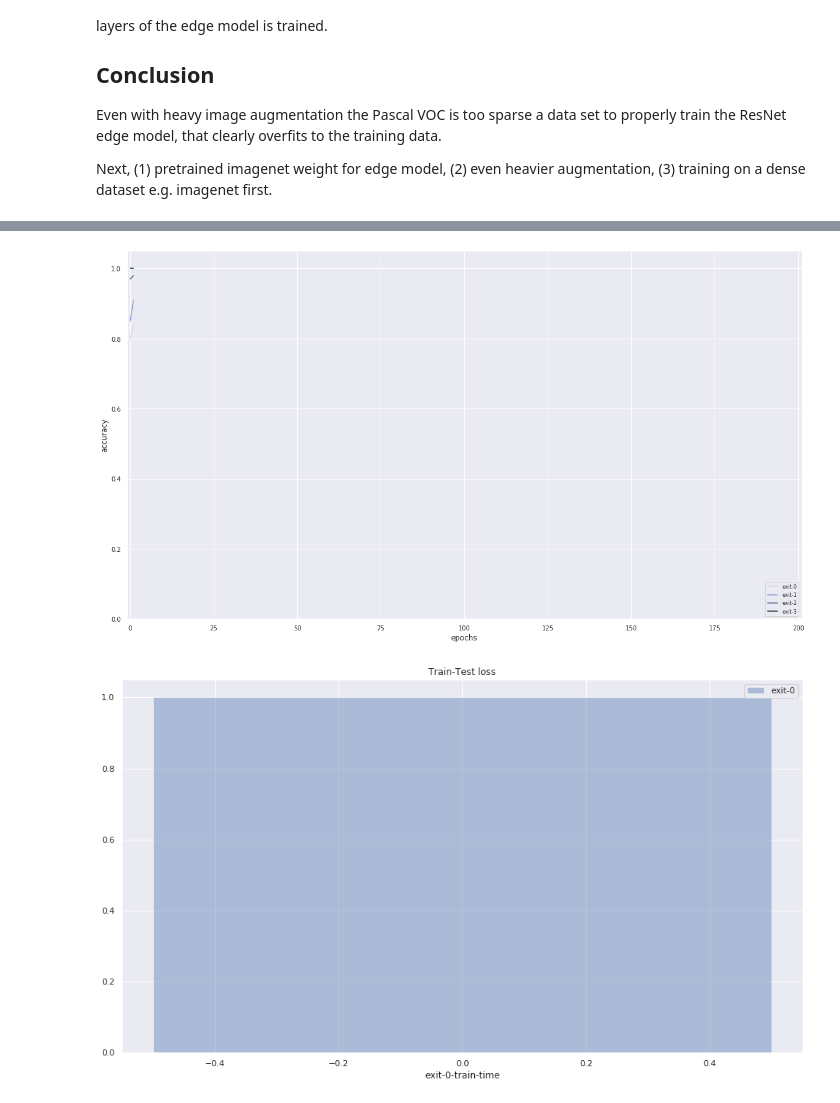
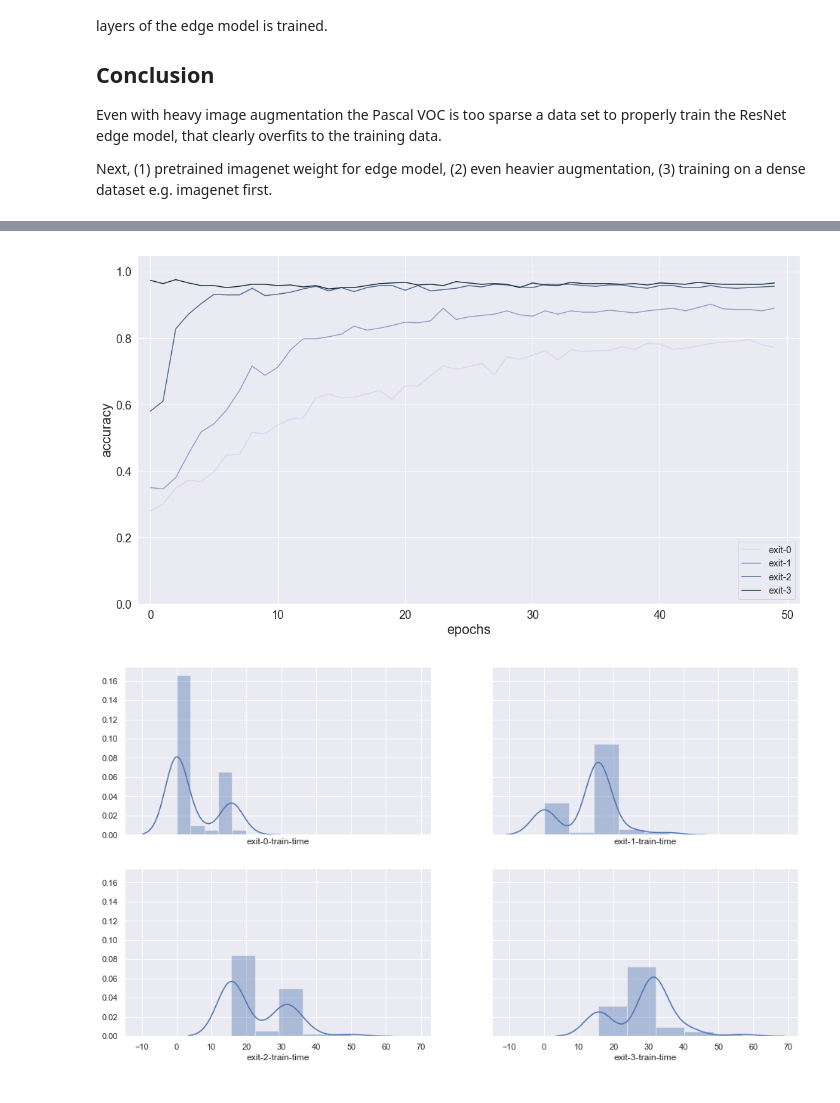
Before and after one commit to AlexKarlsen/thesis-src, a Jupyter notebook: Train Visualization/Train Validation Visualization BResNet miniimagenet.ipynb, the cells around one changed output, grey strips where cells are left out. Saved outputs shown, nothing was run; the diff lists cells and outputs as text; code cells hidden in the pictures.

Commit message:
miniimagenet visualisation

```diff
--- a/Train Visualization/Train Validation Visualization BResNet miniimagenet.ipynb
+++ b/Train Visualization/Train Validation Visualization BResNet miniimagenet.ipynb
@@ -18,6 +18,6 @@ import seaborn as sns; sns.set()
 import matplotlib.pyplot as plt
 plt.rcParams.update({'font.size': 18})
 # %%
-df = pd.read_csv('../DDNN/logging/train_data_branchy.csv')
+df = pd.read_csv('../DDNN/logging/branchy_20190926-135000.csv', index_col=0)
 df.head()
 # %% [output]
@@ -139,22 +140,26 @@ plt.xlabel('epochs', fontsize='large')
 plt.ylabel('accuracy', fontsize='large')
 plt.tick_params(labelsize='medium')
 plt.legend(legend, fontsize='small', loc='lower right')
-plt.xlim([-1, 201])
+plt.xlim([-1, 51])
 plt.ylim([0, 1.05])
 #plt.title('Test accuracy')
 plt.tight_layout()
-plt.savefig('BResNet_test_acc_VOC.png')
+plt.savefig('BResNet_test_acc_miniimagenet10.png')
 plt.show()
 # %% [output]
-[figure, old version]
+[figure, new version]
 # %%
-fig = plt.figure(figsize=(16,9))
-sns.distplot(train_time[0])
+fig, axes = plt.subplots(2,2, figsize=(16,9),     sharex='all',
+    sharey='all')
+kwargs =  {'kde':True, 'hist': True, 'bins':5}
+sns.distplot(train_time[0], ax=axes[0][0], **kwargs)
+sns.distplot(train_time[1], ax=axes[0][1], **kwargs)
+sns.distplot(train_time[2], ax=axes[1][0], **kwargs)
+sns.distplot(train_time[3], ax=axes[1][1], **kwargs)
 #sns.distplot(train_time[1])
 #ax1 = sns.lineplot(test_time)
 #ax.set(xlabel='epochs', ylabel='loss')
-plt.legend(legend)
-plt.title('Train-Test loss')
+#plt.legend(legend)
 plt.show()
 # %% [output]
-[figure, old version]
+[figure, new version]
```
Also changed, not shown: parts of 5 cells of this notebook, 4 other files.
